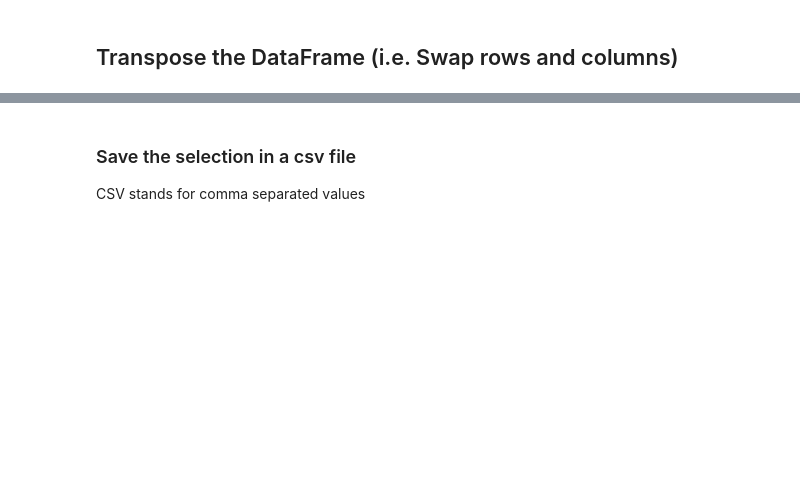
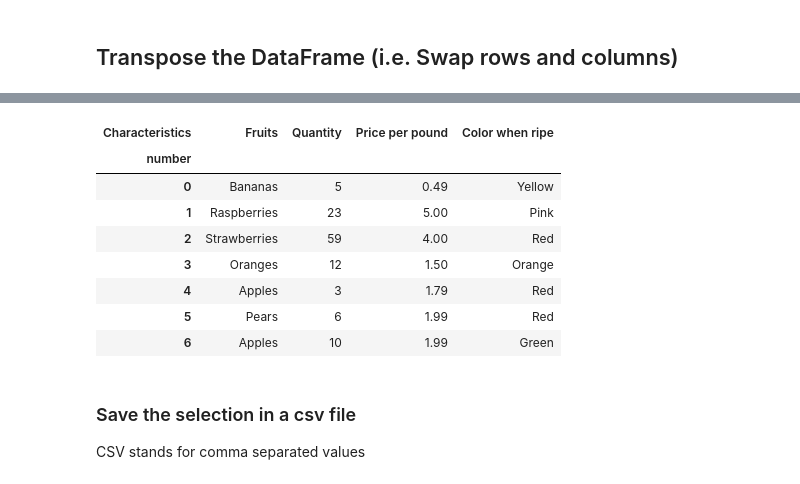
Before and after one commit to mbonnemaison/Learning-Python, a Jupyter notebook: Learning_pandas/study-group_Meetup_4-13-21/pandas_introduction.ipynb, the cells around one changed output, grey strips where cells are left out. Drawn from its saved outputs; the diff is of its cells as text; code cells hidden in the pictures; blank space fills up the shorter version.

```diff
--- a/Learning_pandas/study-group_Meetup_4-13-21/pandas_introduction.ipynb
+++ b/Learning_pandas/study-group_Meetup_4-13-21/pandas_introduction.ipynb
@@ -323,7 +572,17 @@ dataframe
 # %%
 dataframe.index.name = "number"; dataframe.columns.name = "Characteristics"
 # %%
-dataframe.values
+dataframe
+# %% [output]
+| Characteristics | Fruits | Quantity | Price per pound | Color when ripe |
+| number |  |  |  |  |
+| 0 | Bananas | 5 | 0.49 | Yellow |
+| 1 | Raspberries | 23 | 5.00 | Pink |
+| 2 | Strawberries | 59 | 4.00 | Red |
+| 3 | Oranges | 12 | 1.50 | Orange |
+| 4 | Apples | 3 | 1.79 | Red |
+| 5 | Pears | 6 | 1.99 | Red |
+| 6 | Apples | 10 | 1.99 | Green |
 # %% [markdown]
 ### Save the selection in a csv file
 CSV stands for comma separated values
```
Also changed, not shown: parts of 75 cells of this notebook, 1 other file.
